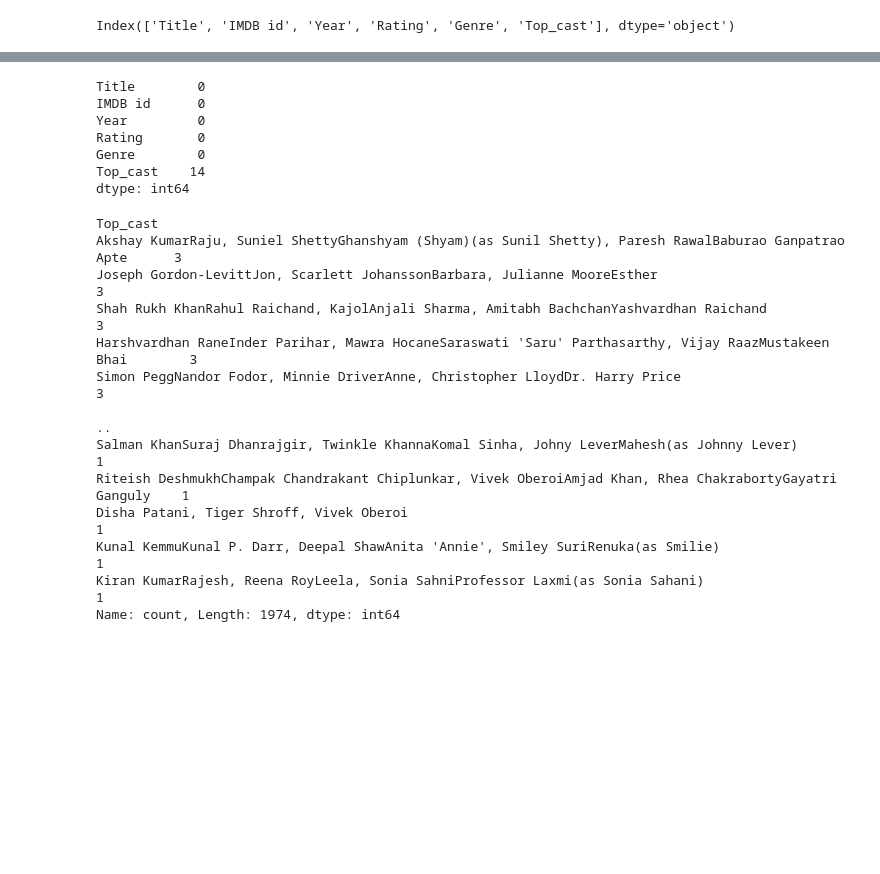
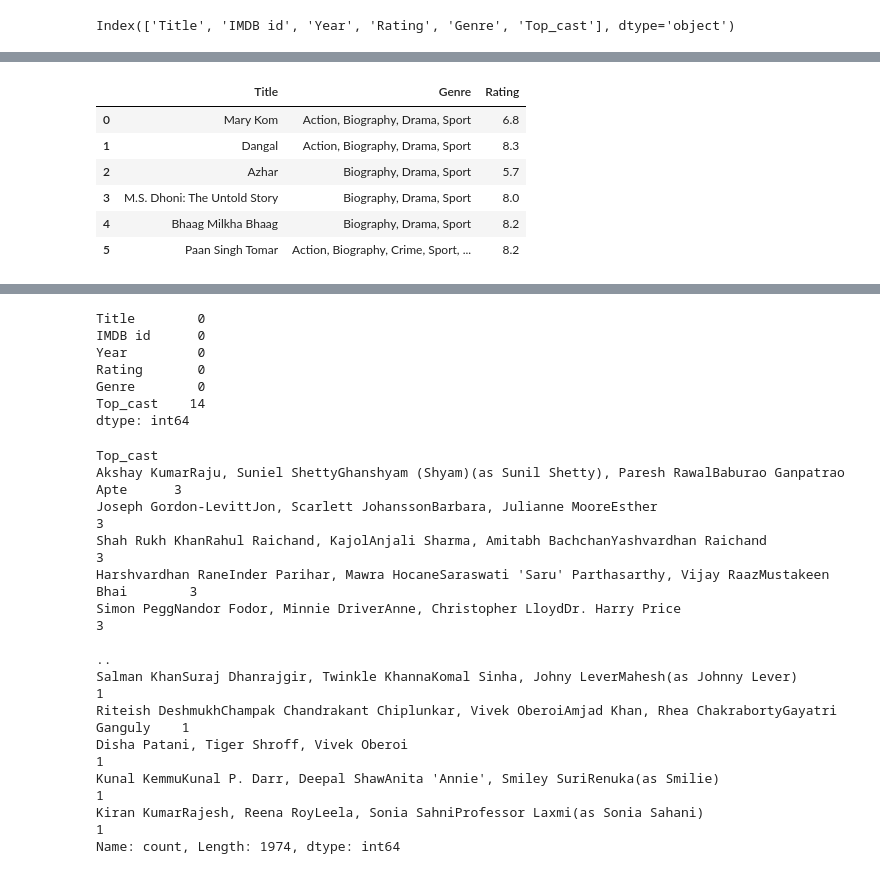
Before and after one commit to chandan101989/Movie-Recommendation-Engine, a Jupyter notebook: Multimedia_Recomendation.ipynb, the cells around one changed output, grey strips where cells are left out. Saved outputs shown, nothing was run; the diff lists cells and outputs as text; code cells hidden in the pictures; blank space fills up the shorter version.

```diff
--- a/Multimedia_Recomendation.ipynb
+++ b/Multimedia_Recomendation.ipynb
@@ -45,0 +168,3 @@ dtype: int64
+# %%
+sim_score_df=pd.DataFrame(sim_distance).T
+sim_score_df.columns=['Scores']
@@ -46,3 +187,37 @@ dtype: int64
+# %%
+index =pd.Series(data=movie_info.index,
+    index=movie_info["Title"])
+# %%
+def recommend(name,n):
+    sim_distance=linear_kernel(vectors[index[name]],vectors)
+    sim_score_df=pd.DataFrame(sim_distance).T
+    sim_score_df.columns=['Scores']
+    sim_score_df=sim_score_df.sort_values("Scores", ascending=False)
+
+    list=[]
+
+    for i in range(0,n+1):
+        result={'Title': movie_info["Title"][sim_score_df.index[i]],
+                'Genre': movie_info["Genre"][sim_score_df.index[i]],
+                'Rating': movie_info["Rating"][sim_score_df.index[i]]
+
+
+        }
+
+        list.append(result)
+
+    return list
+# %%
+Recommendation_df = pd.DataFrame(recommend('Dangal',5))
+Recommendation_df
+# %% [output]
+|  | Title | Genre | Rating |
+| 0 | Mary Kom | Action, Biography, Drama, Sport | 6.8 |
+| 1 | Dangal | Action, Biography, Drama, Sport | 8.3 |
+| 2 | Azhar | Biography, Drama, Sport | 5.7 |
+| 3 | M.S. Dhoni: The Untold Story | Biography, Drama, Sport | 8.0 |
+| 4 | Bhaag Milkha Bhaag | Biography, Drama, Sport | 8.2 |
+| 5 | Paan Singh Tomar | Action, Biography, Crime, Sport, ... | 8.2 |
 # %%
 movie_info['Year'].value_counts()
 # %% [output]
```
Also changed, not shown: parts of 29 cells of this notebook.
